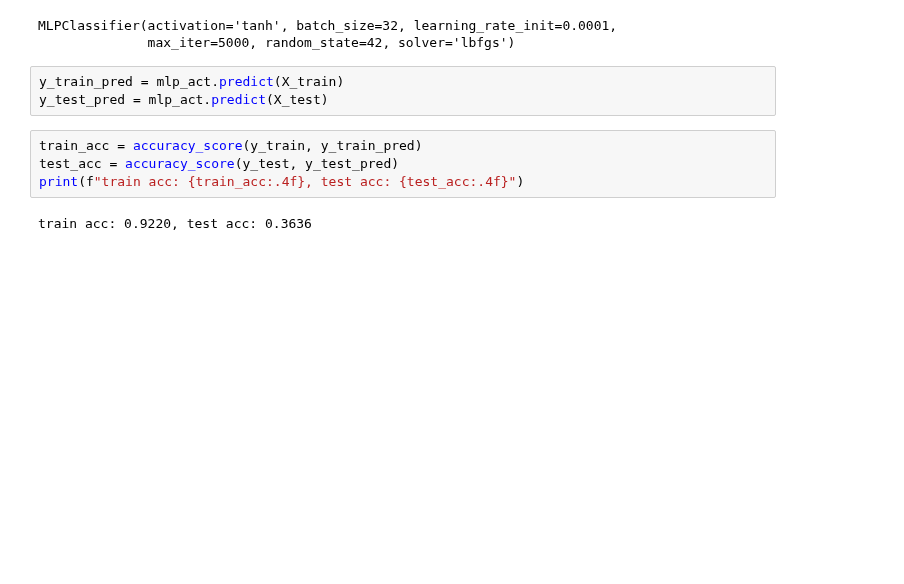
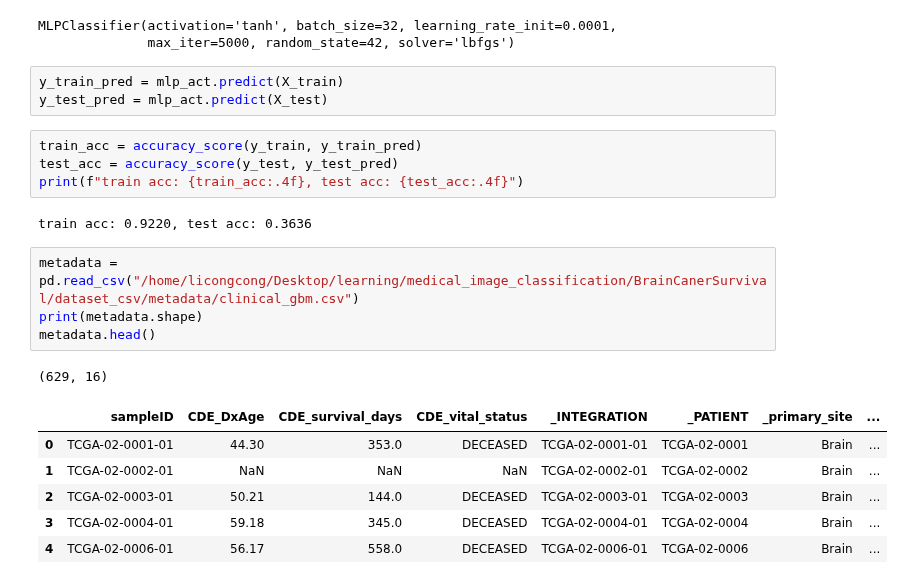
Before and after one commit to minnminncherry/BrainCancerSurv, a Jupyter notebook: mlp.ipynb, the cells around one changed output. Drawn from its saved outputs; the diff is of its cells as text; blank space fills up the shorter version.

```diff
--- a/mlp.ipynb
+++ b/mlp.ipynb
@@ -354,3 +354,15 @@ test_acc = accuracy_score(y_test, y_test_pred)
 print(f"train acc: {train_acc:.4f}, test acc: {test_acc:.4f}")
 # %% [output]
 train acc: 0.9220, test acc: 0.3636
+# %%
+metadata = pd.read_csv("/home/licongcong/Desktop/learning/medical_image_classification/BrainCanerSurvival/dataset_csv/metadata/clinical_gbm.csv")
+print(metadata.shape)
+metadata.head()
+# %% [output]
+(629, 16)
+|  | sampleID | CDE_DxAge | CDE_survival_days | CDE_vital_status | _INTEGRATION | _PATIENT | _primary_site | ... |
+| 0 | TCGA-02-0001-01 | 44.30 | 353.0 | DECEASED | TCGA-02-0001-01 | TCGA-02-0001 | Brain | ... |
+| 1 | TCGA-02-0002-01 | NaN | NaN | NaN | TCGA-02-0002-01 | TCGA-02-0002 | Brain | ... |
+| 2 | TCGA-02-0003-01 | 50.21 | 144.0 | DECEASED | TCGA-02-0003-01 | TCGA-02-0003 | Brain | ... |
+| 3 | TCGA-02-0004-01 | 59.18 | 345.0 | DECEASED | TCGA-02-0004-01 | TCGA-02-0004 | Brain | ... |
+| 4 | TCGA-02-0006-01 | 56.17 | 558.0 | DECEASED | TCGA-02-0006-01 | TCGA-02-0006 | Brain | ... |
```
Also changed, not shown: parts of 3 cells of this notebook, 17 other files.
